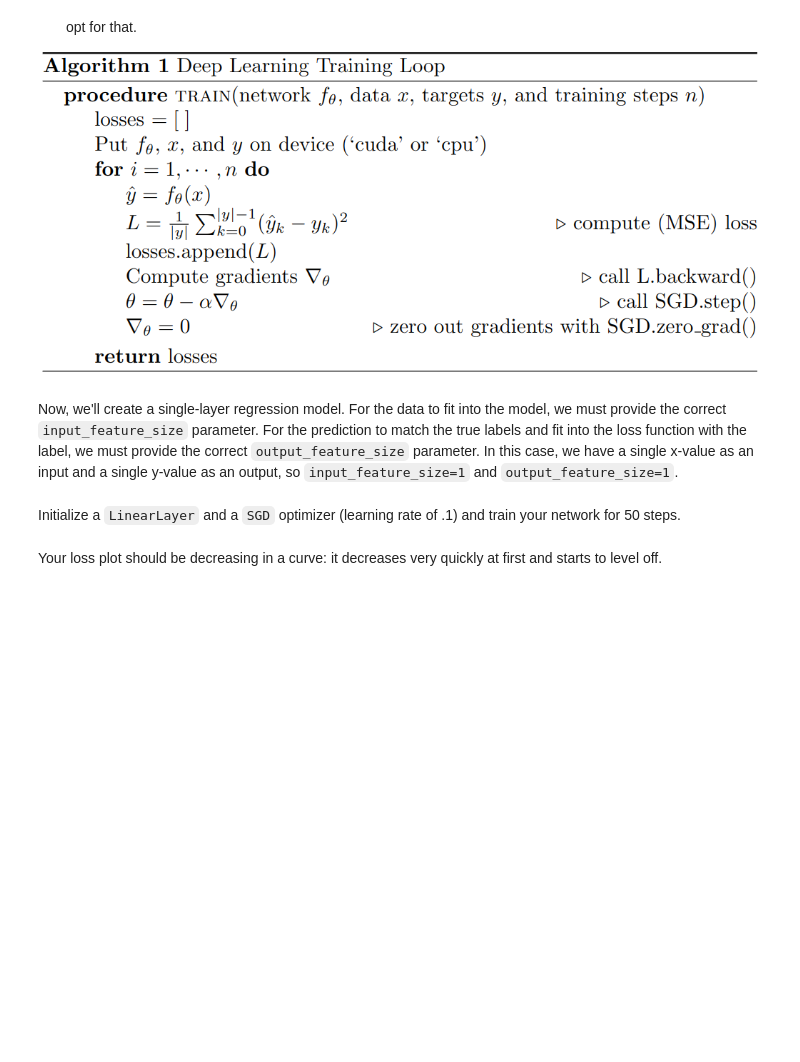
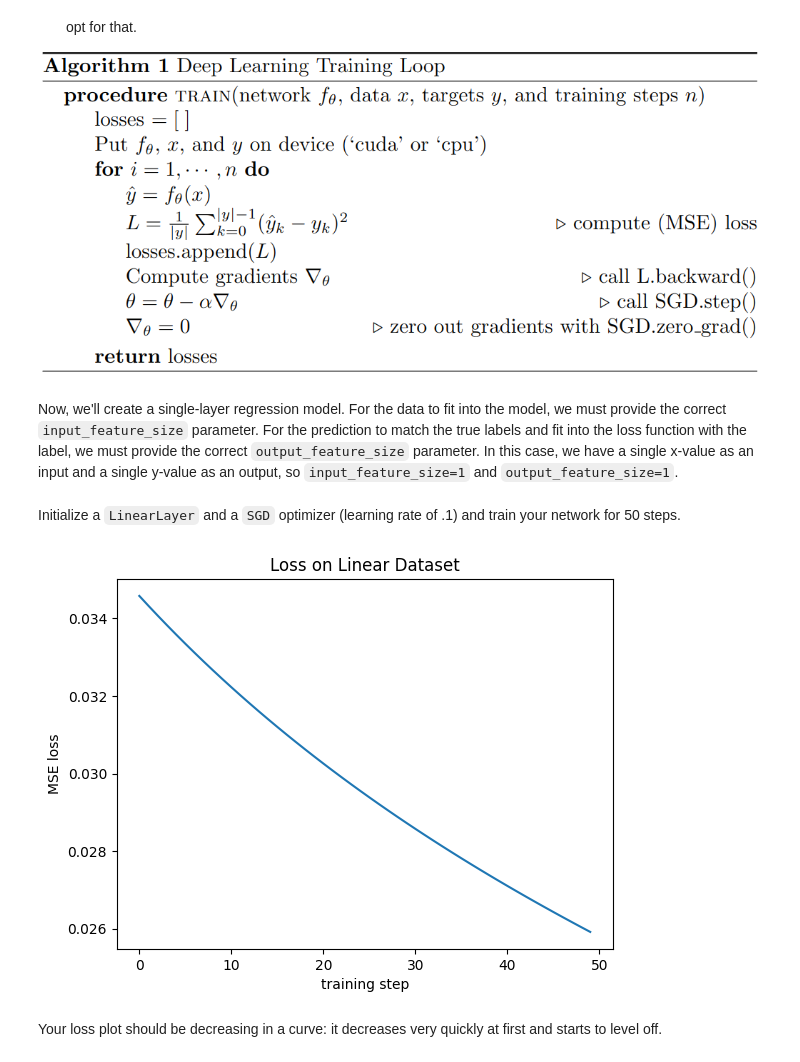
Before and after one commit to nriceusa/byu-cs474, a Jupyter notebook: lab2_modules_training.ipynb, the cells around one changed output. Saved outputs shown, nothing was run; the diff lists cells and outputs as text; code cells hidden in the pictures; blank space fills up the shorter version.

```diff
--- a/lab2_modules_training.ipynb
+++ b/lab2_modules_training.ipynb
@@ -417,21 +421,39 @@ There are two things to note:
 # %%
 def train(network, optimizer, x, y, training_steps):
     # TODO: Implement training loop
-    pass
+    losses = []
+
+    network = network.to(device)
+    x = x.to(device)
+    y = y.to(device)
+
+    for i in range(training_steps):
+        y_hat = network(x)
+        loss = mse_loss(y_hat, y)
+        losses.append(loss.item())
+
+        loss.backward()
+        optimizer.step()
+        optimizer.zero_grad()
+
+    return losses
 # %% [markdown]
 Now, we'll create a single-layer regression model. For the data to fit into the model, we must provide the correct `input_feature_size` parameter. For the prediction to match the true labels and fit into the loss function with the label, we must provide the correct `output_feature_size` parameter. In this case, we have a single x-value as an input and a single y-value as an output, so `input_feature_size=1` and `output_feature_size=1`.
 # %% [markdown]
 Initialize a `LinearLayer` and a `SGD` optimizer (learning rate of .1) and train your network for 50 steps.
 # %%
 # TODO: Initialize a LinearLayer
-linear_network = None
+linear_network = LinearLayer(1, 1)
 
 # TODO: Initialize an SGD Optimizer with a learning rate of .1
+optimizer = SGD(linear_network.parameters(), lr=.1)
 
 # TODO: Train linear_network for 50 steps using your train function, store your training losses in `train_losses` for plotting
-train_losses = None
+train_losses = train(linear_network, optimizer, linear_x, linear_y, 50)
 
 plot_loss(train_losses, title="Loss on Linear Dataset")
+# %% [output]
+[figure, added]
 # %% [markdown]
 Your loss plot should be decreasing in a curve: it decreases very quickly at first and starts to level off.
 # %%
```
Also changed, not shown: parts of 4 cells of this notebook.
